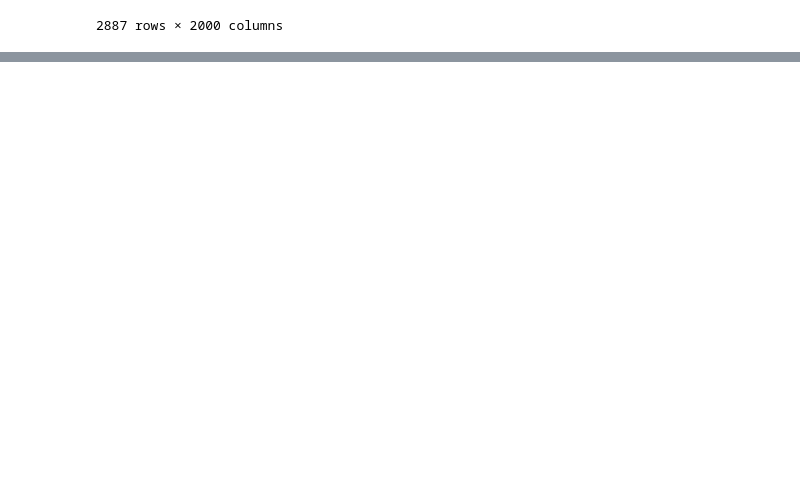
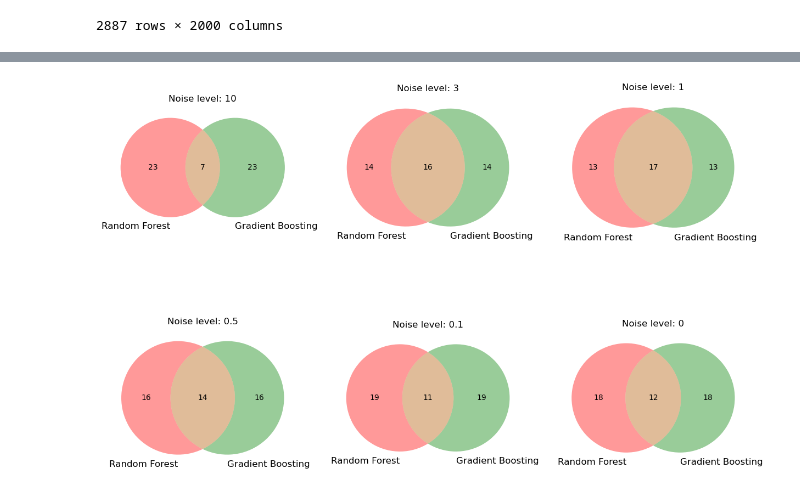
Before and after one commit to rikardradovac/Statistical-learning-for-big-data, a Jupyter notebook: AS2/project2_part1.ipynb, the cells around one changed output, grey strips where cells are left out. Cells and saved outputs as stored; diff of their text form; code cells hidden in the pictures; blank space fills up the shorter version.

```diff
--- a/AS2/project2_part1.ipynb
+++ b/AS2/project2_part1.ipynb
@@ -163,0 +255,15 @@ array([0.99415205, 0.97959184, 0.99588477, 0.99180328, 0.97674419,
+# %%
+# plot the overlap of features between the two models in a venn diagram  for each noise level
+
+from matplotlib_venn import venn2
+
+fig, axes = plt.subplots(2, 3, figsize=(15, 10))
+
+for i, ax in enumerate(axes.flat):
+    noise = scaling_factors[i]
+    top_15_forest = feature_importances_forest[noise].argsort()[::-1][:30]
+    top_15_boosting = feature_importances_boosting[noise].argsort()[::-1][:30]
+    venn2([set(top_15_forest), set(top_15_boosting)], set_labels=('Random Forest', 'Gradient Boosting'), ax=ax)
+    ax.set_title(f"Noise level: {noise}")
+# %% [output]
+[figure, added]
```
Also changed, not shown: parts of 12 cells of this notebook, 2 other files.
